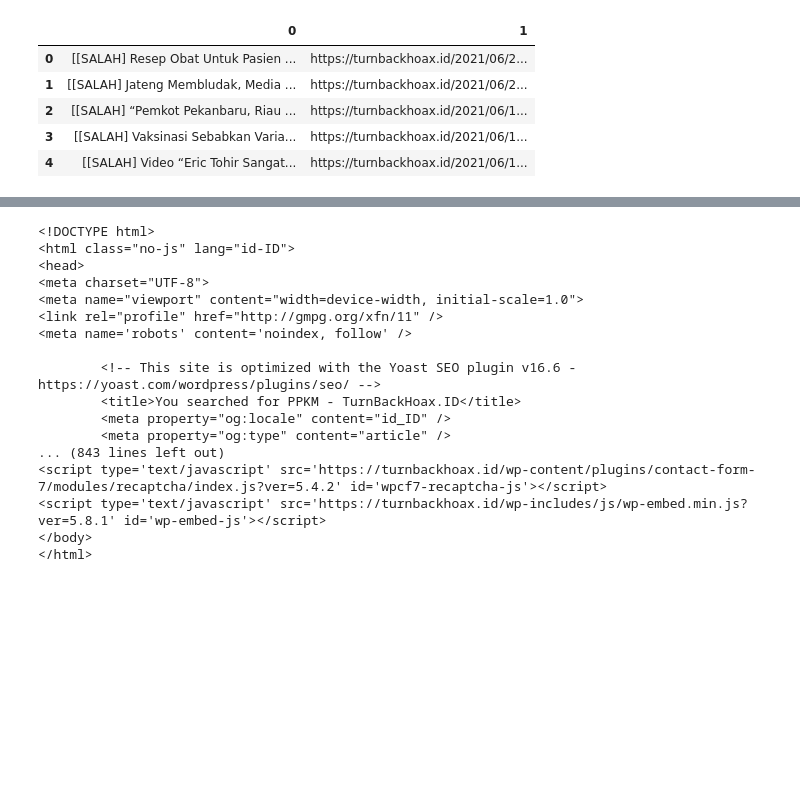
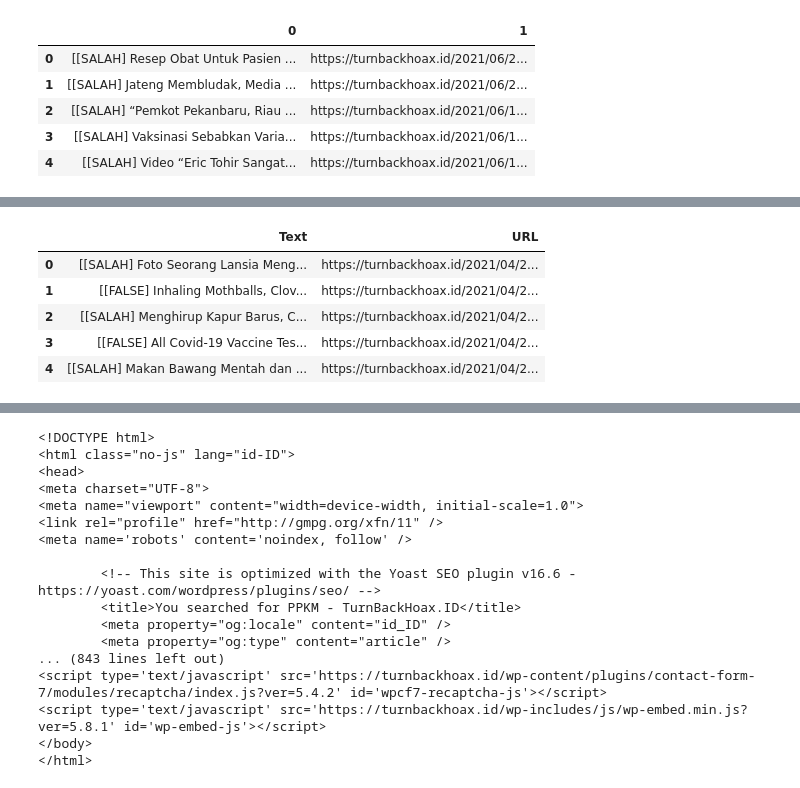
Before and after one commit to pramudianzaheka92/Crawling-ScrapingData, a Jupyter notebook: Artikel Website/Scrapping Data From Website - TurnBackHoax.ipynb, the cells around one changed output, grey strips where cells are left out. Saved outputs shown, nothing was run; the diff lists cells and outputs as text; code cells hidden in the pictures; blank space fills up the shorter version.

```diff
--- a/Artikel Website/Scrapping Data From Website - TurnBackHoax.ipynb
+++ b/Artikel Website/Scrapping Data From Website - TurnBackHoax.ipynb
@@ -160,0 +221,11 @@ df3.head()
+# %%
+# Mengganti nama kolom pada DataFrame "df4"
+df4.rename(columns={0:"Text", 1:"URL"}, inplace = True)
+df4.head()
+# %% [output]
+|  | Text | URL |
+| 0 | [[SALAH] Foto Seorang Lansia Meng... | https://turnbackhoax.id/2021/04/2... |
+| 1 | [[FALSE] Inhaling Mothballs, Clov... | https://turnbackhoax.id/2021/04/2... |
+| 2 | [[SALAH] Menghirup Kapur Barus, C... | https://turnbackhoax.id/2021/04/2... |
+| 3 | [[FALSE] All Covid-19 Vaccine Tes... | https://turnbackhoax.id/2021/04/2... |
+| 4 | [[SALAH] Makan Bawang Mentah dan ... | https://turnbackhoax.id/2021/04/2... |
```
Also changed, not shown: parts of 17 cells of this notebook.
